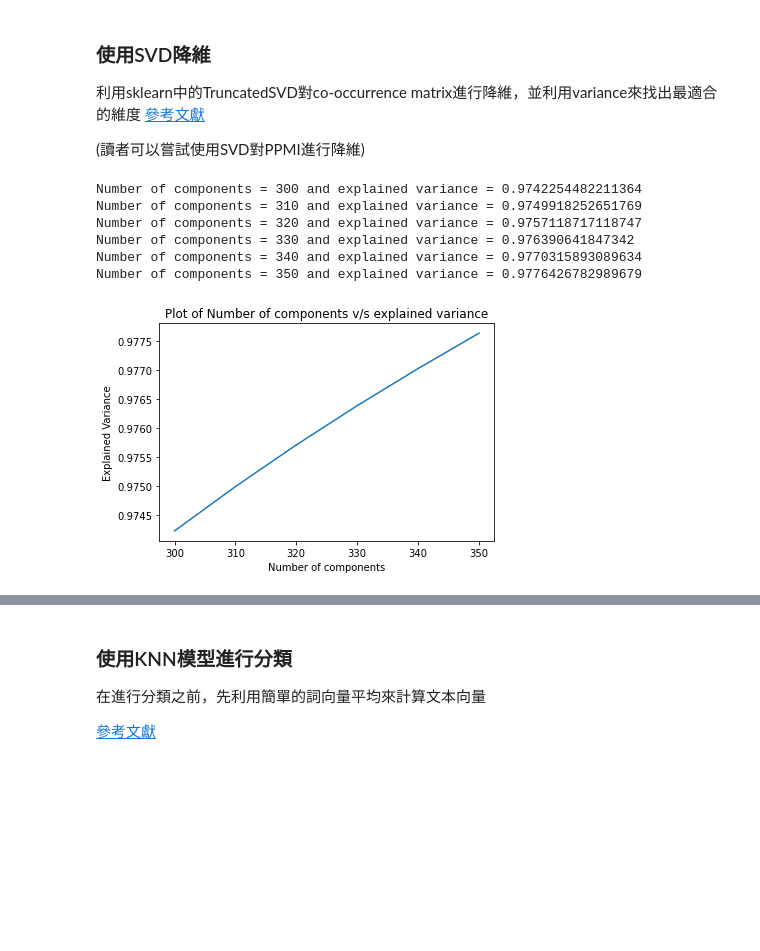
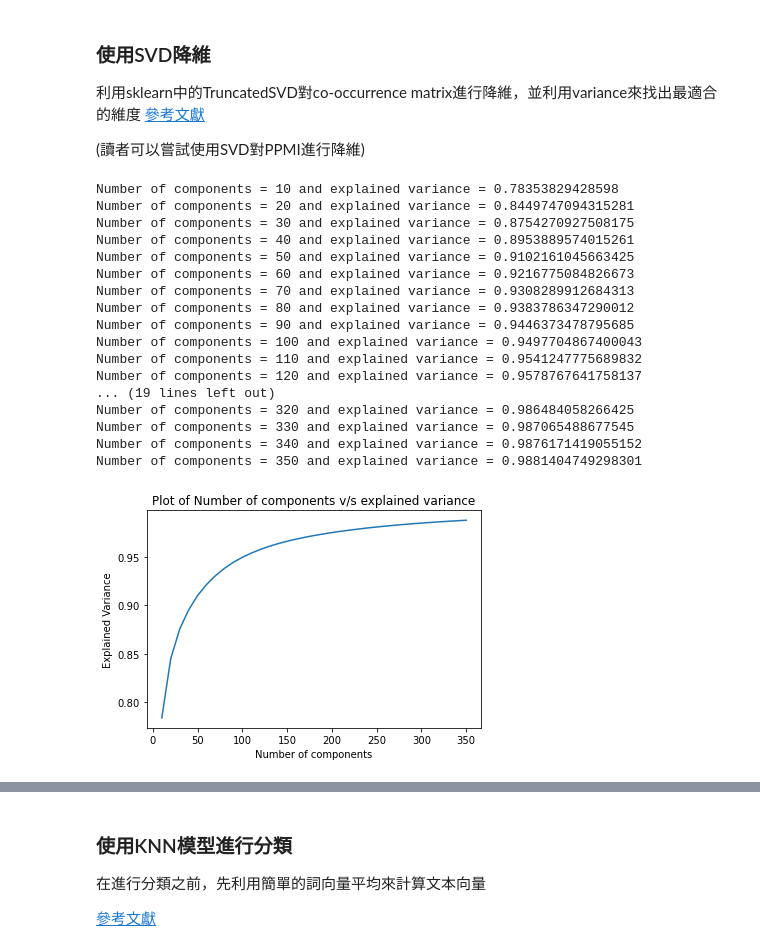
Before and after one commit to Liaochifen/ClassicNLPMarathon, a Jupyter notebook: Day17_計數方法詞向量實作_作業.ipynb, the cells around one changed output, grey strips where cells are left out. Saved outputs shown, nothing was run; the diff lists cells and outputs as text; code cells hidden in the pictures; blank space fills up the shorter version.

```diff
--- a/Day17_計數方法詞向量實作_作業.ipynb
+++ b/Day17_計數方法詞向量實作_作業.ipynb
@@ -12,8 +12,7 @@ from typing import List
 # %% [markdown]
 ### 載入資料
 # %%
-sms_data = pd.read_csv("data/Day17_spam.csv", encoding='ISO-8859-1', usecols = ['v1','v2'])
-# sms_data = sms_data.iloc[:, :2]
+sms_data = pd.read_csv("data/Day17_spam.csv", encoding='latin', usecols = ['v1','v2'])
 sms_data.columns = ["label", "content"]
 sms_data.head()
 # %% [output]
@@ -50,7 +49,7 @@ sms_data.head()
 ### 切分資料
 將資料依據label比例切分為training data與testing data
 # %%
-sms_train, sms_test = train_test_split(sms_data, test_size=0.2, random_state=42)
+sms_train, sms_test = train_test_split(sms_data, test_size=0.2, stratify=sms_data.label)
 sms_train = sms_train.reset_index(drop=True)
 sms_test = sms_test.reset_index(drop=True)
 
@@ -112,14 +111,10 @@ len(set(" ".join(list(x_train + x_test)).split()))
 可以發現總共有7765個字詞，這裡使用TF-IDF將來選取最高分的前2000個字詞
 (若忘記的學員可參考先前TF-IDF課程章節或[此篇教學](https://ithelp.ithome.com.tw/articles/10228815?sc=iThelpR))
 # %%
-vectorizer = TfidfVectorizer()
+vectorizer = TfidfVectorizer(max_features=2000)
 
-n = 2000
 tf_idf_train = vectorizer.fit_transform(x_train)
-tfidf_train = np.argsort(-tf_idf_train.toarray())[:, :2000]
-
 tf_idf_test = vectorizer.transform(x_test)
-tfidf_test = np.argsort(-tf_idf_test.toarray())[:, :2000]
 
 print(f"Number of unique word: {len(vectorizer.vocabulary_)}")
 (tfidf_train, tfidf_test)
@@ -147,7 +142,7 @@ def create_co_matrix(corpus: List[str], vocab_list: List[str], word2idx: dict,
     '''Function to create co-occurrence matrix
     '''
     # initialize co-occurrence matrix
-    co_matrix = np.zeros((len(vocab_list), len(vocab_list)), dtype=int)
+    co_matrix = np.zeros((len(vocab_list), len(vocab_list)))
 
     for idx, sms in enumerate(corpus):
         sms_ids = [word2idx[word] for word in sms.split() if word in word2idx]
@@ -160,7 +155,11 @@ def create_co_matrix(corpus: List[str], vocab_list: List[str], word2idx: dict,
                 if neighbor_idx == center_idx:
                     continue
                 else:
-                    co_matrix[center_word_id, sms_ids[neighbor_idx]] += 1
+                    if use_weighting:
+                        distance = abs(center_idx - neighbor_idx)
+                        co_matrix[center_word_id, sms_ids[neighbor_idx]] += 1./distance
+                    else:
+                        co_matrix[center_word_id, sms_ids[neighbor_idx]] += 1.
 
         if verbose:
             if idx != 0 and idx%500 == 0:
@@ -168,8 +167,7 @@ def create_co_matrix(corpus: List[str], vocab_list: List[str], word2idx: dict,
     print("Done")
     if use_weighting:
         # if use weighting, then we set the co-occurrence with the word itself to 1.0
-        for i in range(len(vocab_list)):
-            co_matrix[i, i] = 1.0
+        np.fill_diagonal(co_matrix, 1.0)
 
     return co_matrix
 
@@ -254,29 +247,40 @@ array([[11.11613449,  0.        ,  0.        , ...,  0.        ,
 (讀者可以嘗試使用SVD對PPMI進行降維)
 # %%
 # Program to find the optimal number of components for Truncated SVD
-n_comp = range(300,360,10) # list containing different values of components
+n_comp = range(10,360,10) # list containing different values of components
 variance_sum = [] # explained variance ratio for each component of Truncated SVD
 
 for dim in n_comp:
     svd = TruncatedSVD(n_components=dim, n_iter=7, random_state=42)
     svd.fit(co_matrix)
     var_sum = svd.explained_variance_ratio_.sum()
     variance_sum.append(var_sum)
     print(f"Number of components = {dim} and explained variance = {var_sum}")
 
 plt.plot(n_comp, variance_sum)
 plt.xlabel('Number of components')
 plt.ylabel("Explained Variance")
 plt.title("Plot of Number of components v/s explained variance")
 plt.show()
 # %% [output]
-Number of components = 300 and explained variance = 0.9742254482211364
-Number of components = 310 and explained variance = 0.9749918252651769
-Number of components = 320 and explained variance = 0.9757118717118747
-Number of components = 330 and explained variance = 0.976390641847342
-Number of components = 340 and explained variance = 0.9770315893089634
-Number of components = 350 and explained variance = 0.9776426782989679
+Number of components = 10 and explained variance = 0.78353829428598
+Number of components = 20 and explained variance = 0.8449747094315281
+Number of components = 30 and explained variance = 0.8754270927508175
+Number of components = 40 and explained variance = 0.8953889574015261
+Number of components = 50 and explained variance = 0.9102161045663425
+Number of components = 60 and explained variance = 0.9216775084826673
+Number of components = 70 and explained variance = 0.9308289912684313
+Number of components = 80 and explained variance = 0.9383786347290012
+Number of components = 90 and explained variance = 0.9446373478795685
+Number of components = 100 and explained variance = 0.9497704867400043
+Number of components = 110 and explained variance = 0.9541247775689832
+Number of components = 120 and explained variance = 0.9578767641758137
+... (19 lines left out)
+Number of components = 320 and explained variance = 0.986484058266425
+Number of components = 330 and explained variance = 0.987065488677545
+Number of components = 340 and explained variance = 0.9876171419055152
+Number of components = 350 and explained variance = 0.9881404749298301
-[figure, old version]
+[figure, new version]
 # %%
 # Program to find the optimal number of components for Truncated SVD
 n_comp = range(10,150,10) # list containing different values of components
```
Also changed, not shown: parts of 10 cells of this notebook.
